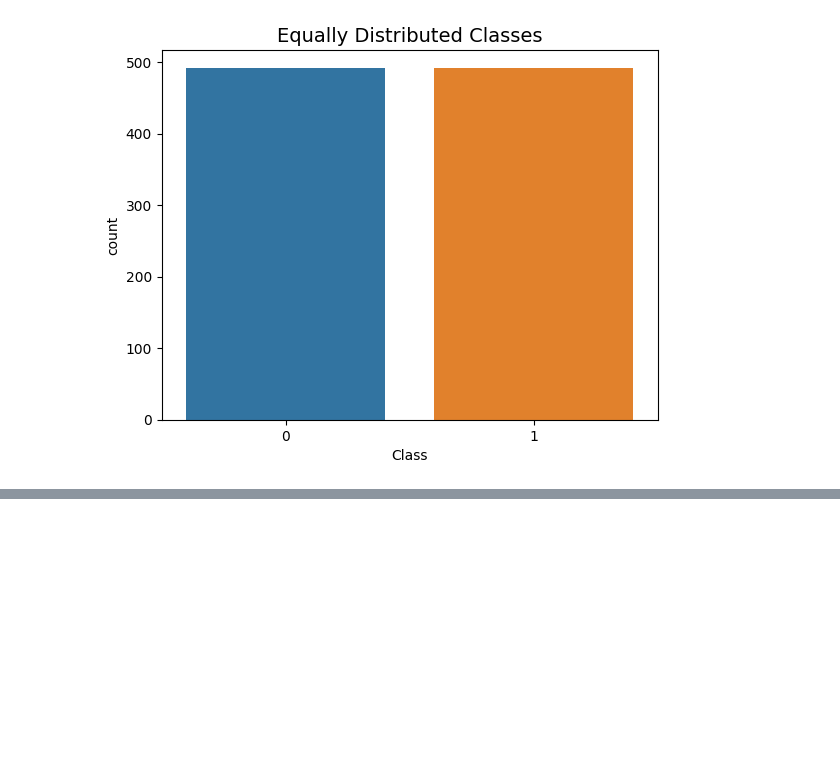
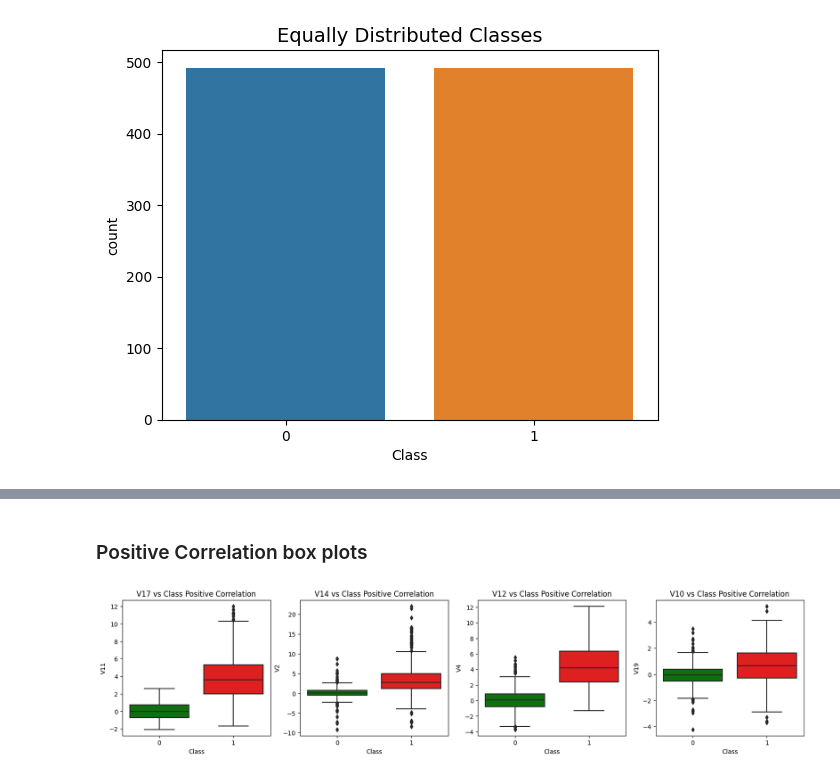
Before and after one commit to imnischaygowda/Credit-Card-Fraud, a Jupyter notebook: notebooks/exp_data_analysis.ipynb, the cells around one changed output, grey strips where cells are left out. Cells and saved outputs as stored; diff of their text form; code cells hidden in the pictures; blank space fills up the shorter version.

```diff
--- a/notebooks/exp_data_analysis.ipynb
+++ b/notebooks/exp_data_analysis.ipynb
@@ -179,0 +233,24 @@ Name: Class, dtype: float64
+# %% [markdown]
+### Positive Correlation box plots
+# %%
+# V11, V2, V4, V19
+f, axes = plt.subplots(ncols=4, figsize=(20,4))
+colors = {0: "g", 1: "r"}
+
+# V17
+sns.boxplot(x='Class', y='V11', data=new_df, ax=axes[0], palette=colors)
+axes[0].set_title('V17 vs Class Positive Correlation');
+
+# V14
+sns.boxplot(x='Class', y='V2', data=new_df, ax=axes[1], palette=colors)
+axes[1].set_title('V14 vs Class Positive Correlation');
+
+# V12
+sns.boxplot(x='Class', y='V4', data=new_df, ax=axes[2], palette=colors)
+axes[2].set_title('V12 vs Class Positive Correlation');
+
+# V10
+sns.boxplot(x='Class', y='V19', data=new_df, ax=axes[3], palette=colors)
+axes[3].set_title('V10 vs Class Positive Correlation');
+# %% [output]
+[figure, added]
```
Also changed, not shown: parts of 18 cells of this notebook.
